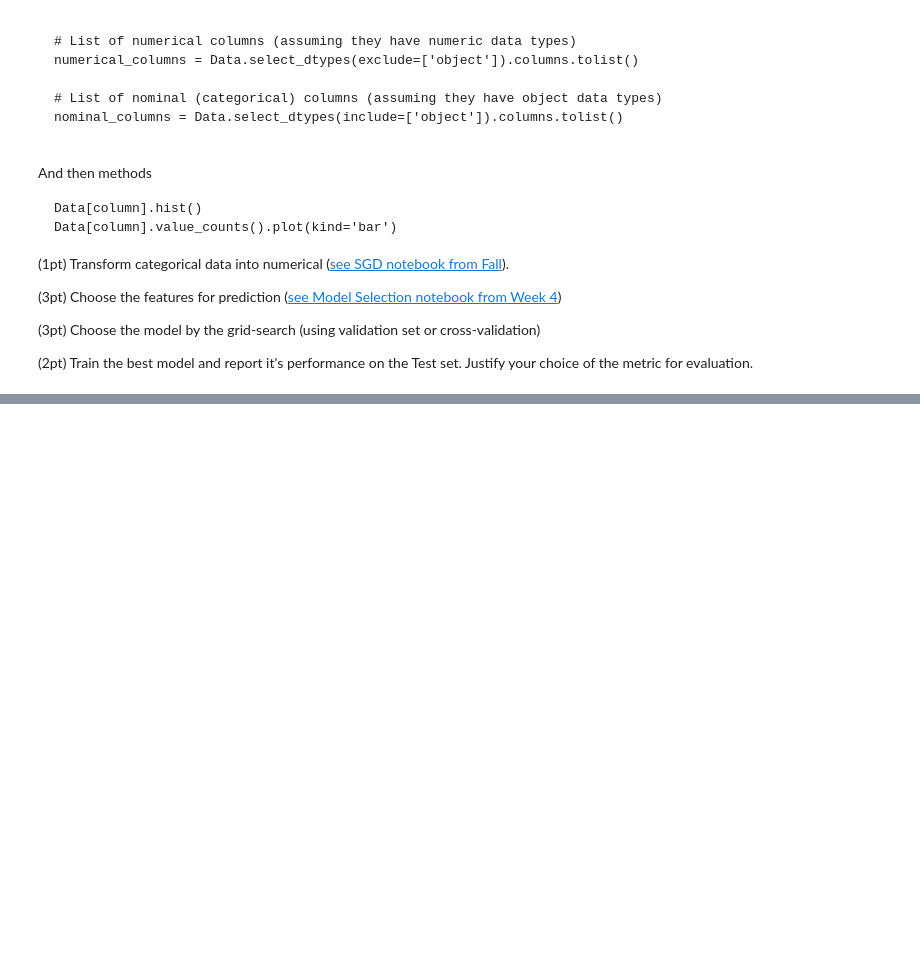
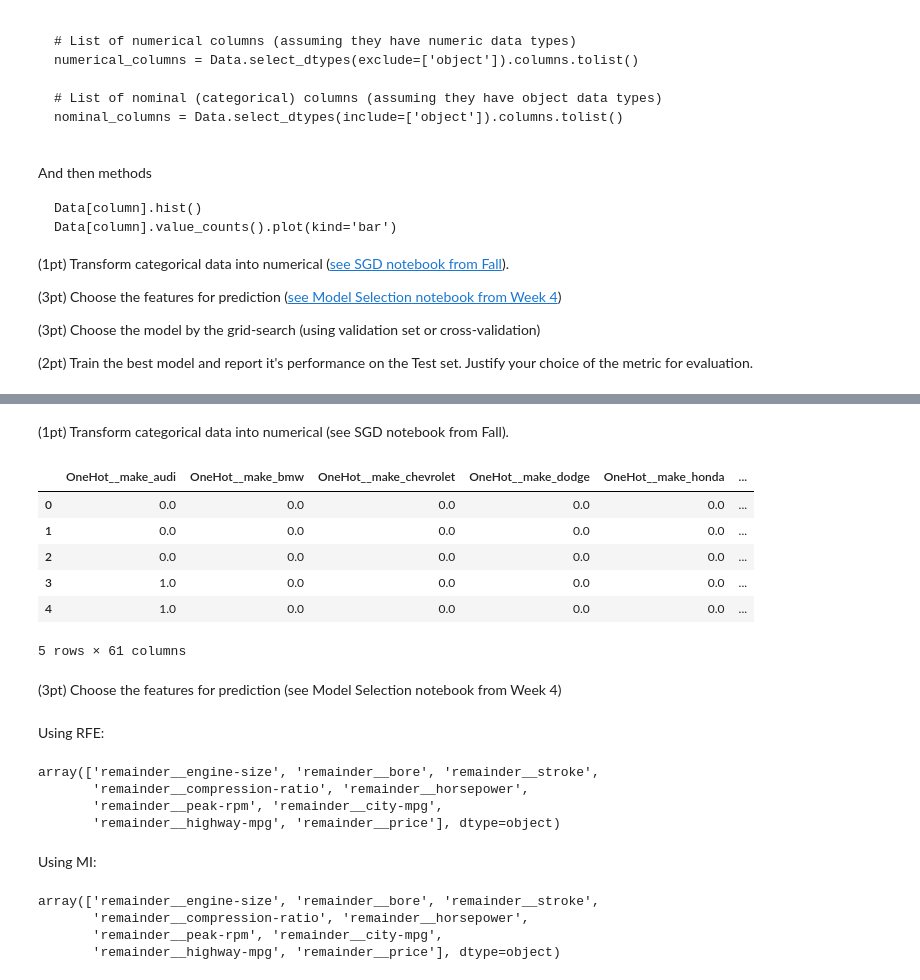
Before and after one commit to ansleyo/RIT_ML, a Jupyter notebook: 2025_spring/Week03_LinReg/HW3.ipynb, the cells around one changed output, grey strips where cells are left out. Drawn from its saved outputs; the diff is of its cells as text; code cells hidden in the pictures; blank space fills up the shorter version.

```diff
--- a/2025_spring/Week03_LinReg/HW3.ipynb
+++ b/2025_spring/Week03_LinReg/HW3.ipynb
@@ -336,0 +394,78 @@ Data.head()
+# %% [markdown]
+(1pt) Transform categorical data into numerical (see SGD notebook from Fall).
+# %%
+from sklearn.preprocessing import OneHotEncoder
+from sklearn.compose import ColumnTransformer
+
+# Select only categorical features for transformation
+categorical_features = Data.select_dtypes(include=['object']).columns.tolist()
+
+# Create and apply the ColumnTransformer
+transform = ColumnTransformer([('OneHot', OneHotEncoder(drop='first', handle_unknown='ignore'),
+                                categorical_features)], remainder='passthrough')
+
+# Fit and transform the data (all columns, including 'price')
+transformed_data = transform.fit_transform(Data)
+
+# Display the transformed data
+pd.DataFrame(transformed_data, columns=transform.get_feature_names_out()).head()
+# %% [output]
+|  | OneHot__make_audi | OneHot__make_bmw | OneHot__make_chevrolet | OneHot__make_dodge | OneHot__make_honda | ... |
+| 0 | 0.0 | 0.0 | 0.0 | 0.0 | 0.0 | ... |
+| 1 | 0.0 | 0.0 | 0.0 | 0.0 | 0.0 | ... |
+| 2 | 0.0 | 0.0 | 0.0 | 0.0 | 0.0 | ... |
+| 3 | 1.0 | 0.0 | 0.0 | 0.0 | 0.0 | ... |
+| 4 | 1.0 | 0.0 | 0.0 | 0.0 | 0.0 | ... |
+5 rows × 61 columns
+# %% [markdown]
+(3pt) Choose the features for prediction (see Model Selection notebook from Week 4)
+# %% [markdown]
+Using RFE:
+# %%
+from sklearn.feature_selection import RFE
+
+Rec_select = []
+for r in range(1, X_train_hot.shape[1]):
+  estimator = Lasso()
+  scaler = StandardScaler()
+  selector = RFE(estimator, n_features_to_select=r)
+  selector.fit(scaler.fit_transform(X_train_hot), y_train)
+
+  X_train_hot_df = pd.DataFrame(X_train_hot, columns=transform.get_feature_names_out())
+
+  Rec_select.append(cross_val_score(estimator,
+                                   scaler.fit_transform(X_train_hot_df[selector.get_feature_names_out(X_train_hot_df.columns)]),
+                                   y_train, cv=10).mean())
+
+estimator = Lasso()
+scaler = StandardScaler()
+selector_Rec = RFE(estimator, n_features_to_select=9)
+selector_Rec.fit(scaler.fit_transform(X_train_hot), y_train)
+
+X_train_hot_df = pd.DataFrame(X_train_hot, columns=transform.get_feature_names_out())
+
+selector_Rec.get_feature_names_out(X_train_hot_df.columns)
+# %% [output]
+array(['remainder__engine-size', 'remainder__bore', 'remainder__stroke',
+       'remainder__compression-ratio', 'remainder__horsepower',
+       'remainder__peak-rpm', 'remainder__city-mpg',
+       'remainder__highway-mpg', 'remainder__price'], dtype=object)
+# %% [markdown]
+Using MI:
+# %%
+MI_select = []
+for r in range(1, X_train_hot.shape[1]):
+  pipe2 = Pipeline([('sc', StandardScaler()), ('reg', Ridge())])
+  MI_select.append(cross_val_score(pipe2, SelectKBest(mutual_info_regression, k=r).fit_transform(X_train_hot, y_train), y_train, cv=10).mean())
+
+selector_MI = SelectKBest(mutual_info_regression, k=9)
+selector_MI.fit_transform(X_train_hot, y_train)
+
+X_train_hot_df = pd.DataFrame(X_train_hot, columns=transform.get_feature_names_out())
+
+selector_Rec.get_feature_names_out(X_train_hot_df.columns)
+# %% [output]
+array(['remainder__engine-size', 'remainder__bore', 'remainder__stroke',
+       'remainder__compression-ratio', 'remainder__horsepower',
+       'remainder__peak-rpm', 'remainder__city-mpg',
+       'remainder__highway-mpg', 'remainder__price'], dtype=object)
```
Also changed, not shown: parts of 14 cells of this notebook.
